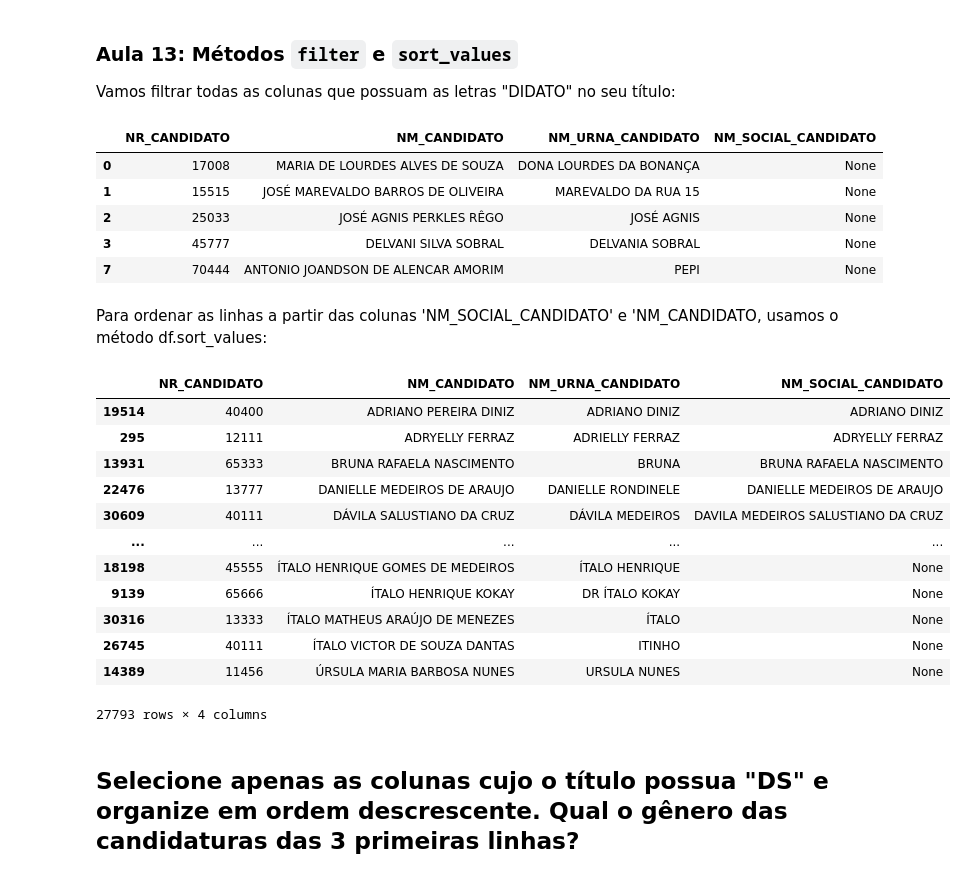
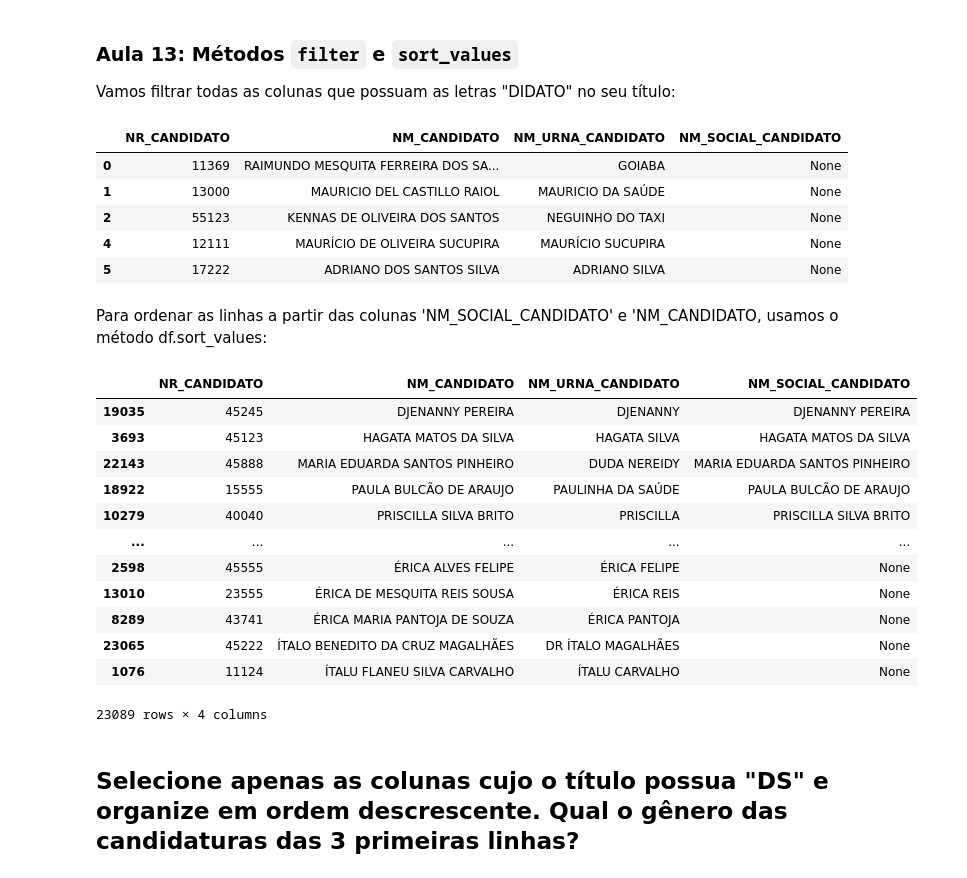
Before and after one commit to escola-de-dados/python-inovacao-civica, a Jupyter notebook: semana_2/estatistica.ipynb, the cells around one changed output. Cells and saved outputs as stored; diff of their text form; code cells hidden in the pictures.

```diff
--- a/semana_2/estatistica.ipynb
+++ b/semana_2/estatistica.ipynb
@@ -24,7 +24,7 @@ dados_pe_rn = ['base_dados/consulta_cand_2020_PE.csv', 'base_dados/consulta_cand
 # %%
 lista_df = []
 
-for dados_estado in dados_pe_rn:
+for dados_estado in dados_ap_pa:
     df_estado = pd.read_csv(dados_estado, sep=';', encoding='latin_1')
     lista_df.append(df_estado)
 # %%
@@ -218,5 +211,5 @@ filtro_linhas = (df_vereadores['CD_SITUACAO_CANDIDATURA'] == 12) & (
     (df_vereadores['DS_DETALHE_SITUACAO_CAND'] == 'DEFERIDO COM RECURSO')
 )
 # %%
-df_vereadores_pe_rn_reduzido_aptas_deferidas_2 = df_vereadores.loc[filtro_linhas, colunas_desejadas]
+df_vereadores_ap_pa_reduzido_aptas_deferidas_2 = df_vereadores.loc[filtro_linhas, colunas_desejadas]
 # %%
@@ -226,5 +219,5 @@ df_vereadores_pe_rn_reduzido_aptas_deferidas_2.shape
 # %%
-df_vereadores_pe_rn = df_vereadores_pe_rn_reduzido_aptas_deferidas_2.copy()
+df_vereadores_ap_pa = df_vereadores_ap_pa_reduzido_aptas_deferidas_2.copy()
 # %% [markdown]
 ## Sua vez, crie um dataframe com apenas os nomes e partidos das pessoas candidatas que se autodeclararam como 'PARDA', 'PRETA' e 'INDÍGENA'
 # %% [markdown]
@@ -232,37 +225,37 @@ df_vereadores_pe_rn = df_vereadores_pe_rn_reduzido_aptas_deferidas_2.copy()
 
 Vamos filtrar todas as colunas que possuam as letras "DIDATO" no seu título:
 # %%
-df_vereadores_pe_rn_nomes = df_vereadores_pe_rn.filter(like='DIDATO', axis=1)
-df_vereadores_pe_rn_nomes.head()
+df_vereadores_ap_pa_nomes = df_vereadores_ap_pa.filter(like='DIDATO', axis=1)
+df_vereadores_ap_pa_nomes.head()
 # %% [output]
 |  | NR_CANDIDATO | NM_CANDIDATO | NM_URNA_CANDIDATO | NM_SOCIAL_CANDIDATO |
-| 0 | 17008 | MARIA DE LOURDES ALVES DE SOUZA | DONA LOURDES DA BONANÇA | None |
-| 1 | 15515 | JOSÉ MAREVALDO BARROS DE OLIVEIRA | MAREVALDO DA RUA 15 | None |
-| 2 | 25033 | JOSÉ AGNIS PERKLES RÊGO | JOSÉ AGNIS | None |
-| 3 | 45777 | DELVANI SILVA SOBRAL | DELVANIA SOBRAL | None |
-| 7 | 70444 | ANTONIO JOANDSON DE ALENCAR AMORIM | PEPI | None |
+| 0 | 11369 | RAIMUNDO MESQUITA FERREIRA DOS SA... | GOIABA | None |
+| 1 | 13000 | MAURICIO DEL CASTILLO RAIOL | MAURICIO DA SAÚDE | None |
+| 2 | 55123 | KENNAS DE OLIVEIRA DOS SANTOS | NEGUINHO DO TAXI | None |
+| 4 | 12111 | MAURÍCIO DE OLIVEIRA SUCUPIRA | MAURÍCIO SUCUPIRA | None |
+| 5 | 17222 | ADRIANO DOS SANTOS SILVA | ADRIANO SILVA | None |
 # %% [markdown]
 Para ordenar as linhas a partir das colunas 'NM_SOCIAL_CANDIDATO' e 'NM_CANDIDATO, usamos o método df.sort_values:
 # %%
-df_vereadores_pe_rn_nomes.sort_values(by=['NM_SOCIAL_CANDIDATO', 'NM_CANDIDATO'],
+df_vereadores_ap_pa_nomes.sort_values(by=['NM_SOCIAL_CANDIDATO', 'NM_CANDIDATO'],
                                       ascending=True,
                                       na_position='last',
                                       ignore_index=False
 )
 # %% [output]
 |  | NR_CANDIDATO | NM_CANDIDATO | NM_URNA_CANDIDATO | NM_SOCIAL_CANDIDATO |
-| 19514 | 40400 | ADRIANO PEREIRA DINIZ | ADRIANO DINIZ | ADRIANO DINIZ |
-| 295 | 12111 | ADRYELLY FERRAZ | ADRIELLY FERRAZ | ADRYELLY FERRAZ |
-| 13931 | 65333 | BRUNA RAFAELA NASCIMENTO | BRUNA | BRUNA RAFAELA NASCIMENTO |
-| 22476 | 13777 | DANIELLE MEDEIROS DE ARAUJO | DANIELLE RONDINELE | DANIELLE MEDEIROS DE ARAUJO |
-| 30609 | 40111 | DÁVILA SALUSTIANO DA CRUZ | DÁVILA MEDEIROS | DAVILA MEDEIROS SALUSTIANO DA CRUZ |
+| 19035 | 45245 | DJENANNY PEREIRA | DJENANNY | DJENANNY PEREIRA |
+| 3693 | 45123 | HAGATA MATOS DA SILVA | HAGATA SILVA | HAGATA MATOS DA SILVA |
+| 22143 | 45888 | MARIA EDUARDA SANTOS PINHEIRO | DUDA NEREIDY | MARIA EDUARDA SANTOS PINHEIRO |
+| 18922 | 15555 | PAULA BULCÃO DE ARAUJO | PAULINHA DA SAÚDE | PAULA BULCÃO DE ARAUJO |
+| 10279 | 40040 | PRISCILLA SILVA BRITO | PRISCILLA | PRISCILLA SILVA BRITO |
 | ... | ... | ... | ... | ... |
-| 18198 | 45555 | ÍTALO HENRIQUE GOMES DE MEDEIROS | ÍTALO HENRIQUE | None |
-| 9139 | 65666 | ÍTALO HENRIQUE KOKAY | DR ÍTALO KOKAY | None |
-| 30316 | 13333 | ÍTALO MATHEUS ARAÚJO DE MENEZES | ÍTALO | None |
-| 26745 | 40111 | ÍTALO VICTOR DE SOUZA DANTAS | ITINHO | None |
-| 14389 | 11456 | ÚRSULA MARIA BARBOSA NUNES | URSULA NUNES | None |
+| 2598 | 45555 | ÉRICA ALVES FELIPE | ÉRICA FELIPE | None |
+| 13010 | 23555 | ÉRICA DE MESQUITA REIS SOUSA | ÉRICA REIS | None |
+| 8289 | 43741 | ÉRICA MARIA PANTOJA DE SOUZA | ÉRICA PANTOJA | None |
+| 23065 | 45222 | ÍTALO BENEDITO DA CRUZ MAGALHÃES | DR ÍTALO MAGALHÃES | None |
+| 1076 | 11124 | ÍTALU FLANEU SILVA CARVALHO | ÍTALU CARVALHO | None |
-27793 rows × 4 columns
+23089 rows × 4 columns
 # %% [markdown]
 ## Selecione apenas as colunas cujo o título possua "DS" e organize em ordem descrescente. Qual o gênero das candidaturas das 3 primeiras linhas?
 # %% [markdown]
```
Also changed, not shown: parts of 36 cells of this notebook, 1 other file.
